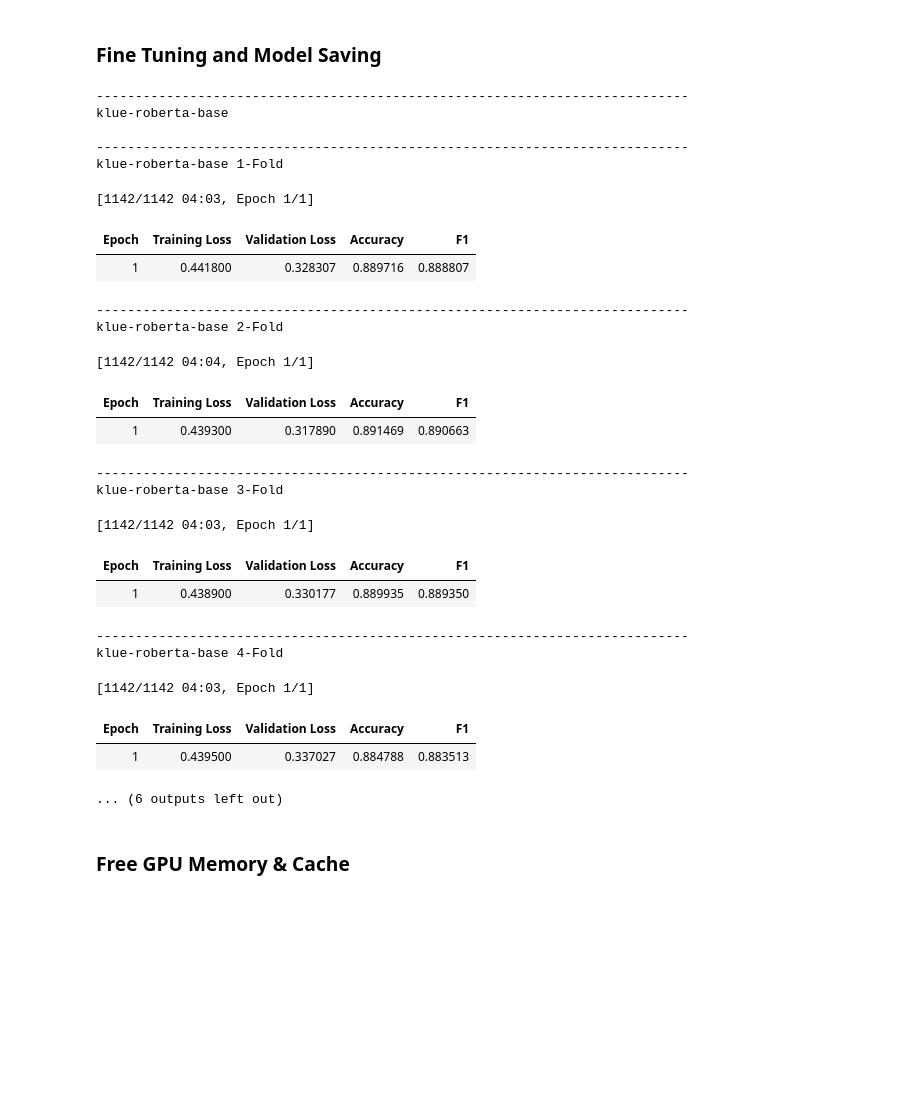
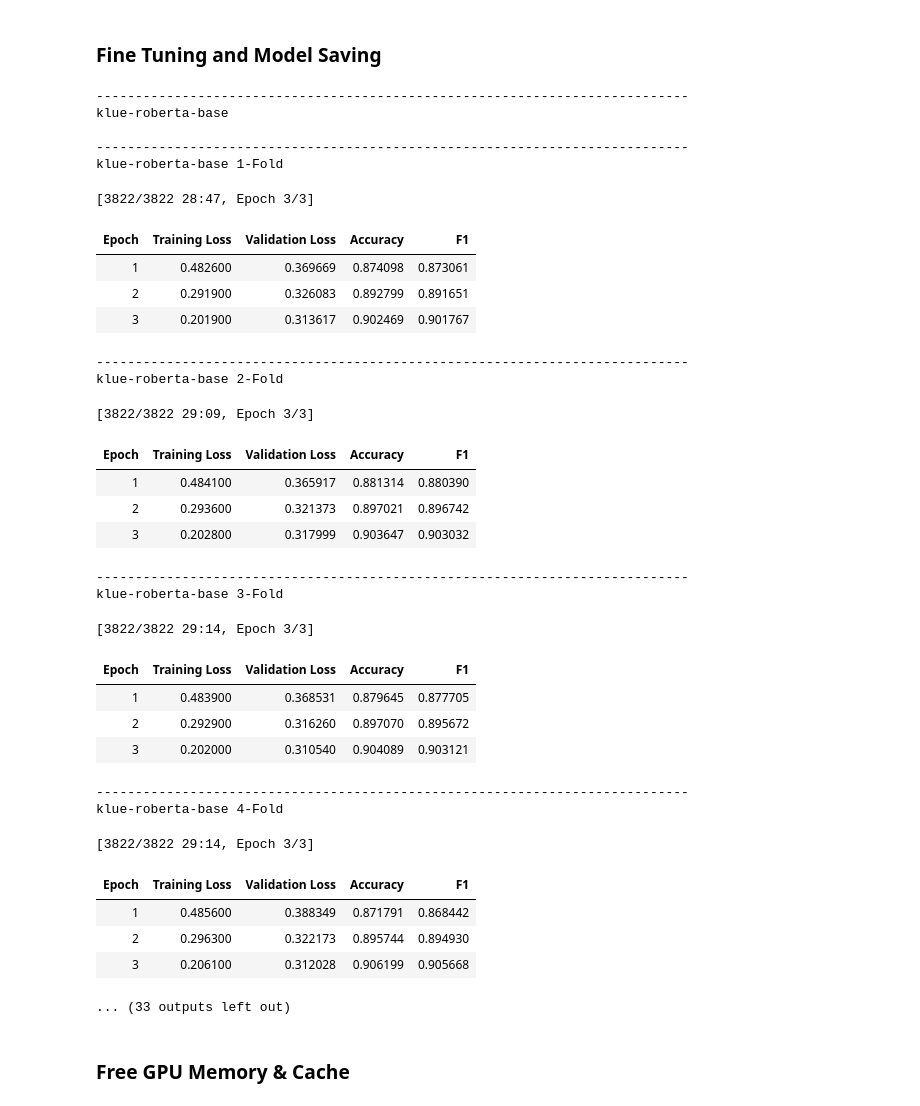
Before and after one commit to dotsnangles/text-classification-with-BERT, a Jupyter notebook: main.ipynb, the cells around one changed output. Drawn from its saved outputs; the diff is of its cells as text; code cells hidden in the pictures; blank space fills up the shorter version.

```diff
--- a/main.ipynb
+++ b/main.ipynb
@@ -60,7 +65,10 @@ You should probably TRAIN this model on a down-stream task to be able to use it
 # %%
 num_labels = 7
 models = ['klue-roberta-base', 'bert-base-multilingual-uncased', 'xlm-roberta-base']
-data_path = '/content/train_data.csv'
-batch_size = 32
-num_train_epochs = 1
+batch_size = 64
+num_train_epochs = 3
+
+data_path = '/content/revised_data.csv'
+gdrive_path = '/content/drive/MyDrive/Data Science/알파코 딥러닝 부트캠프/프로젝트/뉴스 토픽 분류 AI 경진대회/'
+
 device = torch.device("cuda" if torch.cuda.is_available() else "cpu")
@@ -66,0 +77,2 @@ device = torch.device("cuda" if torch.cuda.is_available() else "cpu")
+# %%
+df = pd.read_csv(data_path, index_col=False)
@@ -143,53 +171,62 @@ for model_n in models:
                                             evaluation_strategy="epoch",
                                             disable_tqdm=False,
                                             logging_steps=logging_steps,
+                                            save_strategy='no',
                                             push_to_hub=False,
                                             log_level="error")
 
         trainer = Trainer(model=model,
                     args=training_args,
                     compute_metrics=compute_metrics,
                     train_dataset=train_encoded,
                     eval_dataset=test_encoded,
                     tokenizer=tokenizer,
                     data_collator=data_collator)
 
         trainer.train()
 
-        tokenizer.save_pretrained(f'saved/{model_name}')
-        model.save_pretrained(f'saved/{model_name}')
+        tokenizer.save_pretrained(f'{gdrive_path}saved/{model_name}')
+        model.save_pretrained(f'{gdrive_path}saved/{model_name}')
 
         # model_ckpt = model_ckpt.replace('klue-roberta-base', 'klue/roberta-base')
 
         del model
         torch.cuda.empty_cache()
 
         foldNum += 1
 # %% [output]
 ----------------------------------------------------------------------------
 klue-roberta-base
 
 ----------------------------------------------------------------------------
 klue-roberta-base 1-Fold
-[1142/1142 04:03, Epoch 1/1]
+[3822/3822 28:47, Epoch 3/3]
 | Epoch | Training Loss | Validation Loss | Accuracy | F1 |
-| 1 | 0.441800 | 0.328307 | 0.889716 | 0.888807 |
+| 1 | 0.482600 | 0.369669 | 0.874098 | 0.873061 |
+| 2 | 0.291900 | 0.326083 | 0.892799 | 0.891651 |
+| 3 | 0.201900 | 0.313617 | 0.902469 | 0.901767 |
 ----------------------------------------------------------------------------
 klue-roberta-base 2-Fold
-[1142/1142 04:04, Epoch 1/1]
+[3822/3822 29:09, Epoch 3/3]
 | Epoch | Training Loss | Validation Loss | Accuracy | F1 |
-| 1 | 0.439300 | 0.317890 | 0.891469 | 0.890663 |
+| 1 | 0.484100 | 0.365917 | 0.881314 | 0.880390 |
+| 2 | 0.293600 | 0.321373 | 0.897021 | 0.896742 |
+| 3 | 0.202800 | 0.317999 | 0.903647 | 0.903032 |
 ----------------------------------------------------------------------------
 klue-roberta-base 3-Fold
-[1142/1142 04:03, Epoch 1/1]
+[3822/3822 29:14, Epoch 3/3]
 | Epoch | Training Loss | Validation Loss | Accuracy | F1 |
-| 1 | 0.438900 | 0.330177 | 0.889935 | 0.889350 |
+| 1 | 0.483900 | 0.368531 | 0.879645 | 0.877705 |
+| 2 | 0.292900 | 0.316260 | 0.897070 | 0.895672 |
+| 3 | 0.202000 | 0.310540 | 0.904089 | 0.903121 |
 ----------------------------------------------------------------------------
 klue-roberta-base 4-Fold
-[1142/1142 04:03, Epoch 1/1]
+[3822/3822 29:14, Epoch 3/3]
 | Epoch | Training Loss | Validation Loss | Accuracy | F1 |
-| 1 | 0.439500 | 0.337027 | 0.884788 | 0.883513 |
+| 1 | 0.485600 | 0.388349 | 0.871791 | 0.868442 |
+| 2 | 0.296300 | 0.322173 | 0.895744 | 0.894930 |
+| 3 | 0.206100 | 0.312028 | 0.906199 | 0.905668 |
-... (6 outputs left out)
+... (33 outputs left out)
 # %% [markdown]
 ### Free GPU Memory & Cache
 # %%
```
Also changed, not shown: parts of 8 cells of this notebook.
